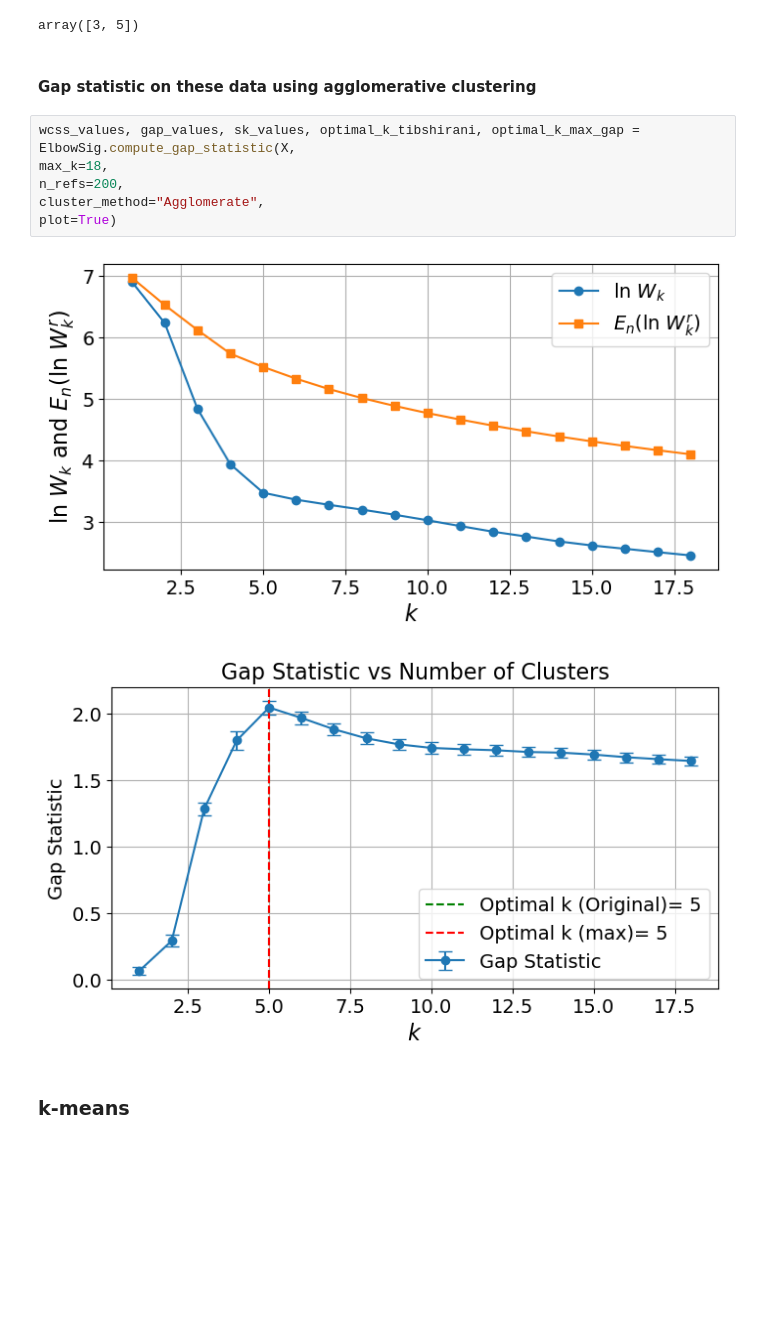
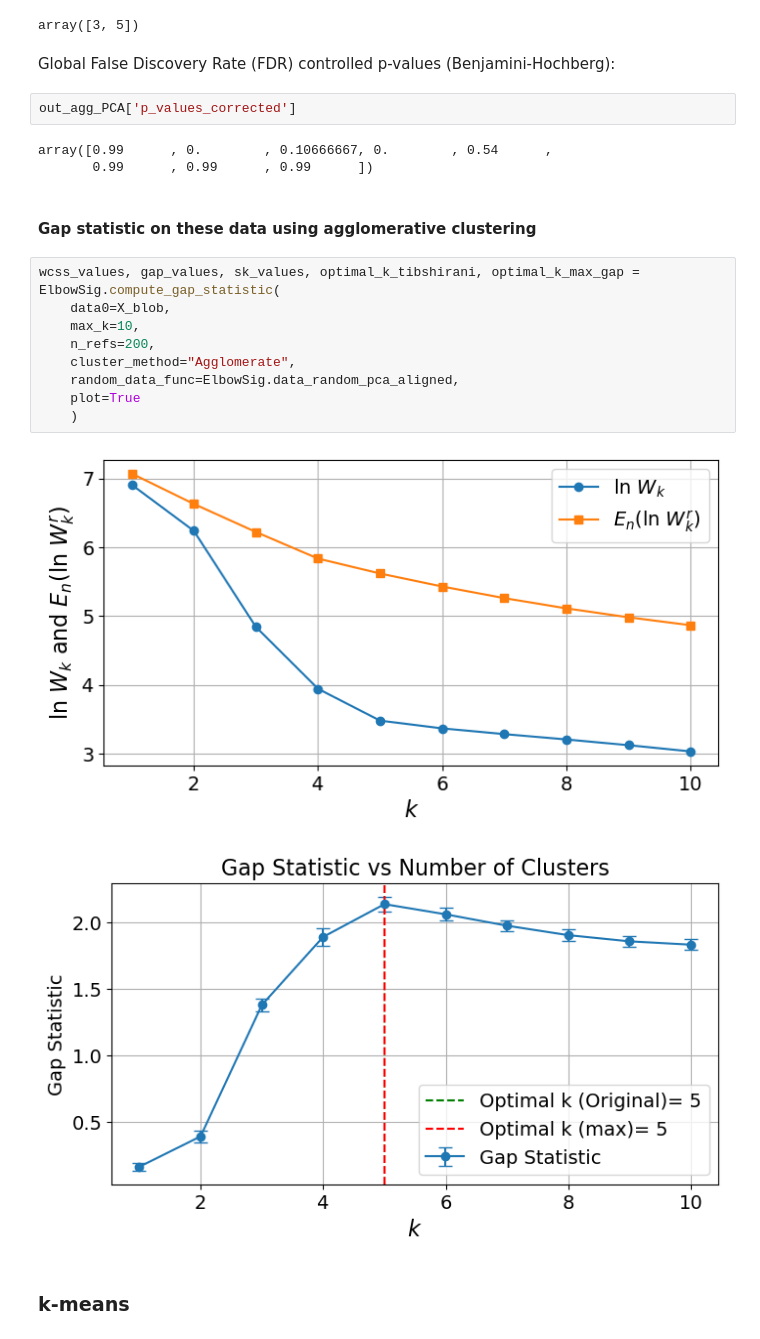
Before and after one commit to fjpreche/ElbowSig, a Jupyter notebook: Tutorial_ElbowSig.ipynb, the cells around one changed output. Saved outputs shown, nothing was run; the diff lists cells and outputs as text; blank space fills up the shorter version.

```diff
--- a/Tutorial_ElbowSig.ipynb
+++ b/Tutorial_ElbowSig.ipynb
@@ -104,17 +215,27 @@ Values of $k$ for which $\text{p-value}<p_{th}$:
 out['k_values'][out['p_values']<out['p_sig_thres']]
 # %% [output]
 array([3, 5])
+# %% [markdown]
+Global False Discovery Rate (FDR) controlled p-values (Benjamini-Hochberg):
+# %%
+out_agg_PCA['p_values_corrected']
+# %% [output]
+array([0.99      , 0.        , 0.10666667, 0.        , 0.54      ,
+       0.99      , 0.99      , 0.99      ])
 # %% [markdown]
 #### Gap statistic on these data using agglomerative clustering
 # %%
-wcss_values, gap_values, sk_values, optimal_k_tibshirani, optimal_k_max_gap = ElbowSig.compute_gap_statistic(X,
-max_k=18,
-n_refs=200,
-cluster_method="Agglomerate",
-plot=True)
+wcss_values, gap_values, sk_values, optimal_k_tibshirani, optimal_k_max_gap = ElbowSig.compute_gap_statistic(
+    data0=X_blob,
+    max_k=10,
+    n_refs=200,
+    cluster_method="Agglomerate",
+    random_data_func=ElbowSig.data_random_pca_aligned,
+    plot=True
+    )
 # %% [output]
-[figure, old version]
+[figure, new version]
-[figure, old version]
+[figure, new version]
 # %% [markdown]
 ### k-means
 # %%
```
Also changed, not shown: parts of 24 cells of this notebook, 1 other file.
